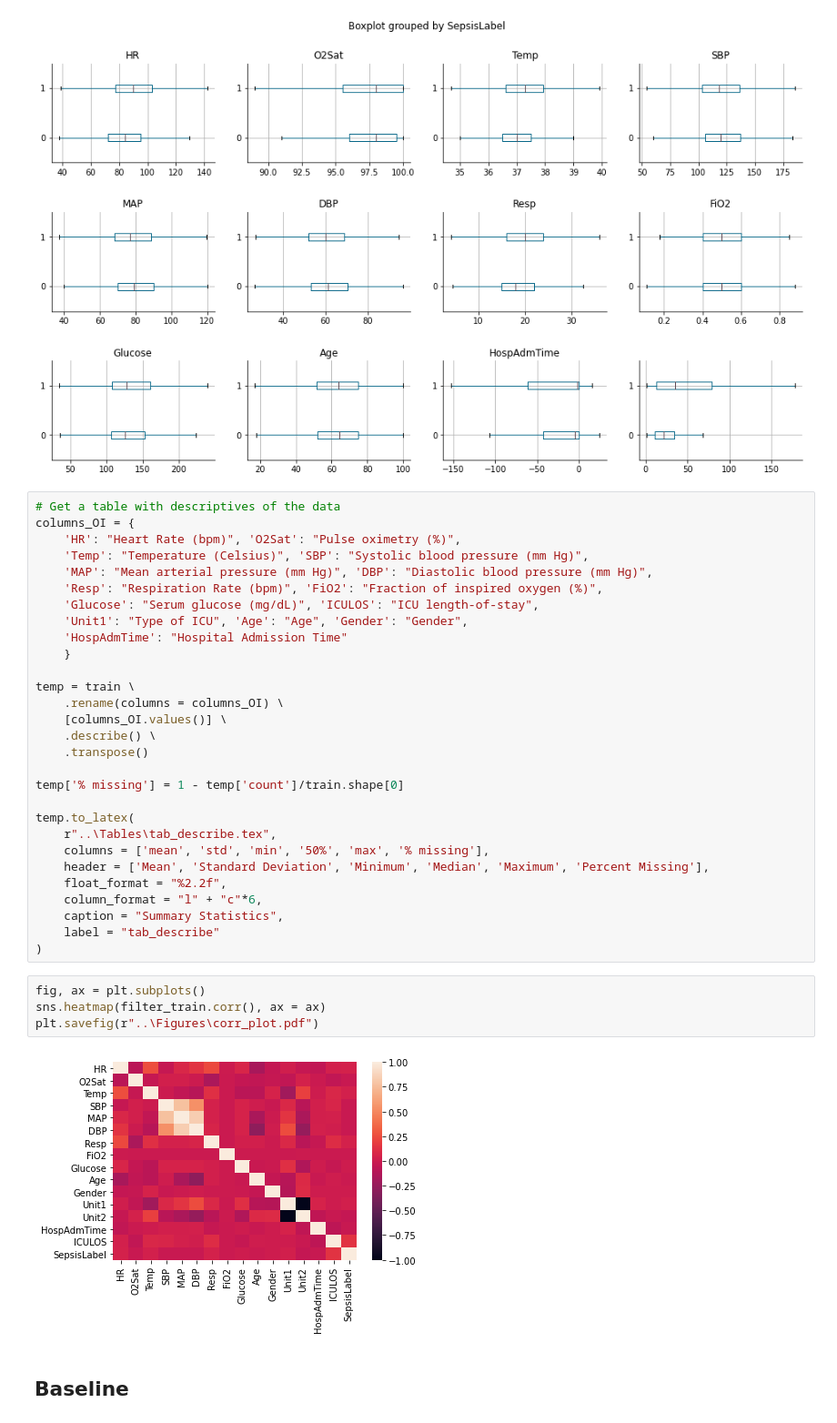
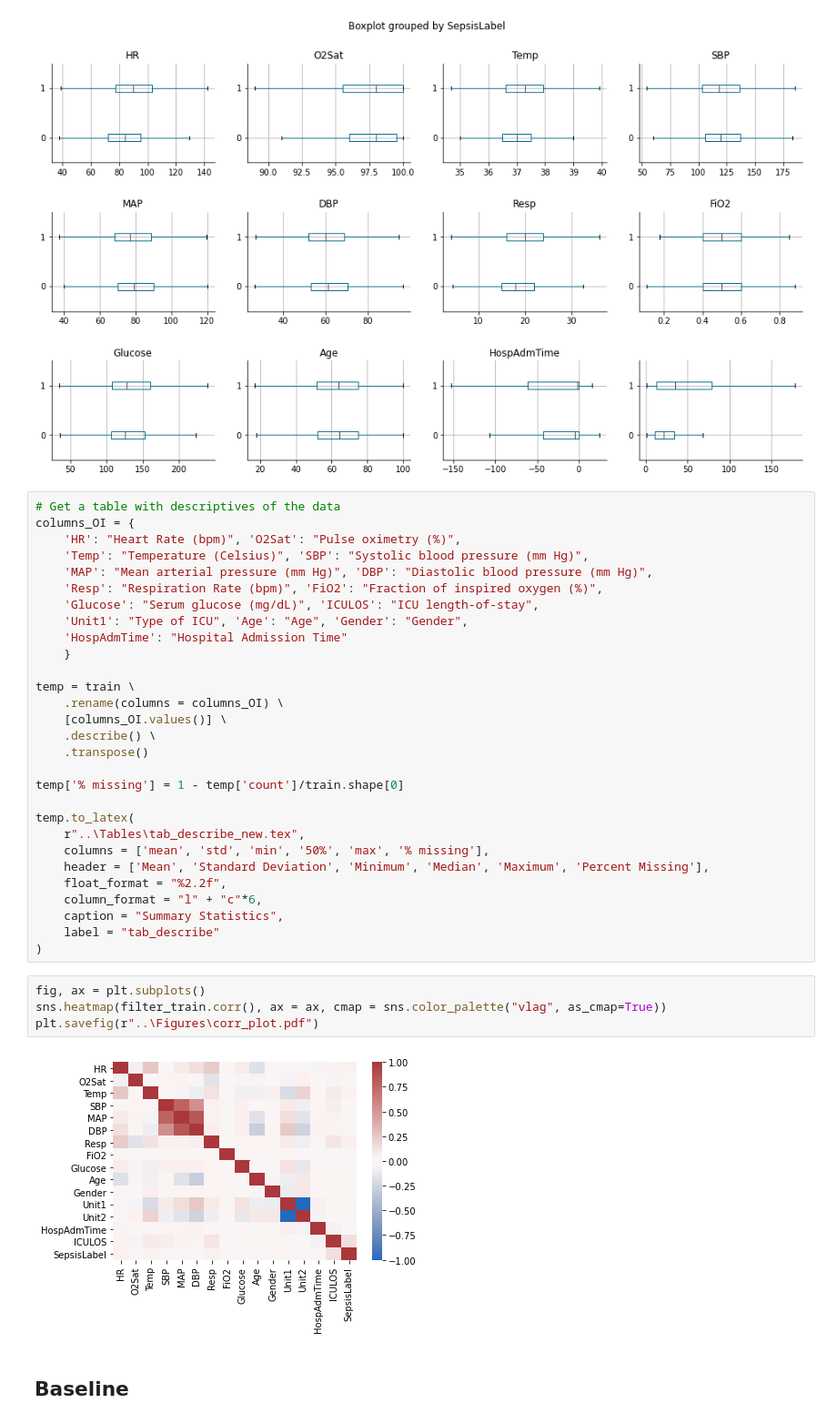
Before and after one commit to Jonas-JP-Peeters/ResposibleDataScience, a Jupyter notebook: Scripts/EDA_and_Baseline.ipynb, the cells around one changed output. Shown at 91% size. Drawn from its saved outputs; the diff is of its cells as text.

Commit message:
Changed correlation plot

```diff
--- a/Scripts/EDA_and_Baseline.ipynb
+++ b/Scripts/EDA_and_Baseline.ipynb
@@ -144,7 +144,7 @@ temp = train \
 temp['% missing'] = 1 - temp['count']/train.shape[0]
 
 temp.to_latex(
-    r"..\Tables\tab_describe.tex",
+    r"..\Tables\tab_describe_new.tex",
     columns = ['mean', 'std', 'min', '50%', 'max', '% missing'],
     header = ['Mean', 'Standard Deviation', 'Minimum', 'Median', 'Maximum', 'Percent Missing'],
     float_format = "%2.2f",
@@ -154,10 +154,10 @@ temp.to_latex(
 )
 # %%
 fig, ax = plt.subplots()
-sns.heatmap(filter_train.corr(), ax = ax)
+sns.heatmap(filter_train.corr(), ax = ax, cmap = sns.color_palette("vlag", as_cmap=True))
 plt.savefig(r"..\Figures\corr_plot.pdf")
 # %% [output]
-[figure, old version]
+[figure, new version]
 # %% [markdown]
 ## **Baseline**
 # %% [markdown]
```
Also changed, not shown: 1 other file.
